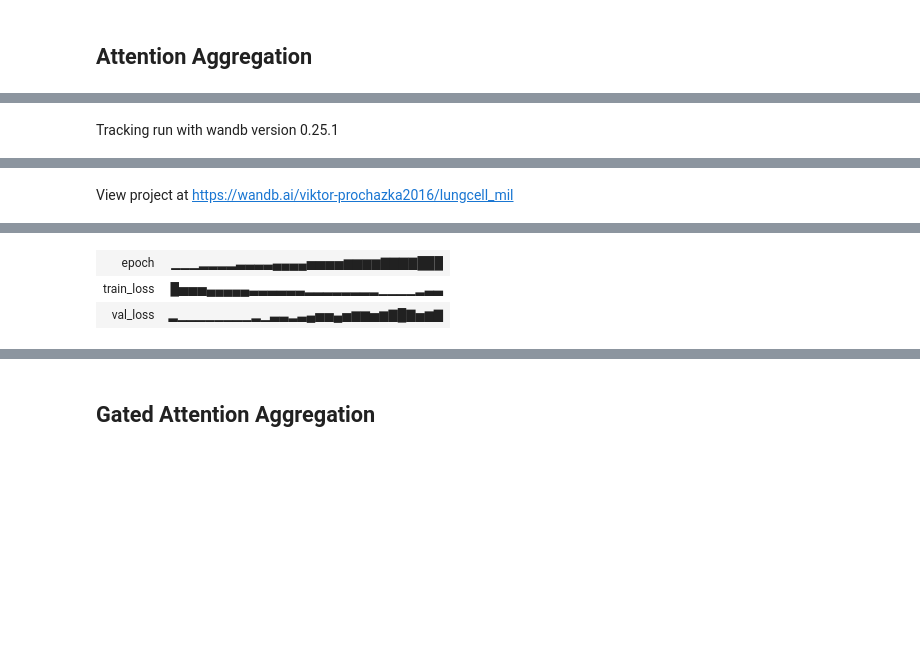
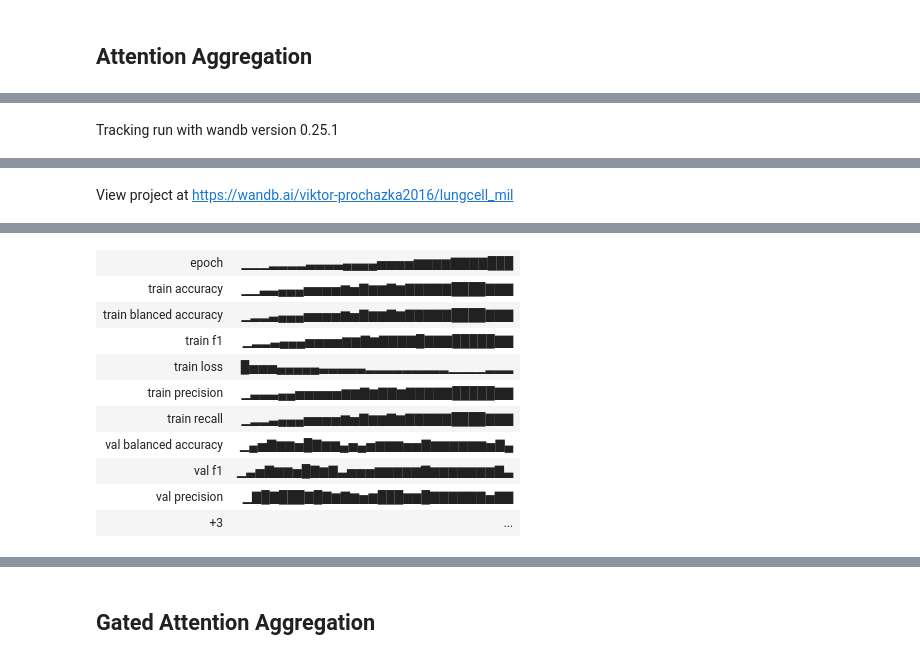
Before and after one commit to ProViktor/lungcell_mil, a Jupyter notebook: notebooks/torch_playground.ipynb, the cells around one changed output, grey strips where cells are left out. Saved outputs shown, nothing was run; the diff lists cells and outputs as text; code cells hidden in the pictures; blank space fills up the shorter version.

```diff
--- a/notebooks/torch_playground.ipynb
+++ b/notebooks/torch_playground.ipynb
@@ -44,16 +47,11 @@ test_loader = CustomLoader(test_set, batchsize=20)
 # %% [output]
 The entire datatset contains 146 bags.
 # %%
-def run_evaluation(encoder: nn.Module, aggregator: nn.Module, lr: float, decay: float, plot_title: str, path_prefix: str):
+def run_evaluation(encoder: nn.Module, aggregator: nn.Module, lr: float, decay: float, plot_title: str, path_prefix: str, run_params: dict = None):
     model = MIL_model(instance_encoder=encoder, bag_aggregator=aggregator)
-
-
     criterion = nn.BCELoss()
     optimizer = optim.Adam(model.parameters(), lr=lr, weight_decay=decay)
-
     fig, ax = plt.subplots()
-
-
     train_loss, valid_loss, best_epoch = model_run(
         model=model,
         train_loader=train_loader,
@@ -66,9 +64,9 @@ def run_evaluation(encoder: nn.Module, aggregator: nn.Module, lr: float, decay:
         plot_title=plot_title,
         sparse=use_sparse_data,
         save_weights=True,
+        run_params=run_params,
     )
-
-    path = path_prefix + f"{best_epoch}.torch"
+    path = PROJECT_ROOT / "runs" / "latest_run" / "model_weights" / (Path(path_prefix).name + f"{best_epoch}.torch")
     model = torch.load(path, weights_only=False)
     print(model.get_details())
     evaluate_accuracy(model=model, dataset=test_set, bag_key = BAG_KEY, mode = 'Test')
@@ -194,49 +213,49 @@ Run summary:
 # %% [markdown]
 ## Attention Aggregation
 # %%
-run_params={}
+if use_sparse_data:
+    run_params = RunParams(
+        aggregator="AttentionAggregation",
+        encoding_size=10,
+        attention_hidden_size=10,
+        hidden_size=10,
+        n_hidden=3,
+        seed=2023,
+        lr=10**-3,
+        decay=10**-2,
+        sparse=use_sparse_data,
+        num_epochs=NUM_EPOCHS
+    )
+else:
+    run_params = RunParams(
+        aggregator="AttentionAggregation",
+        encoding_size=40,
+        attention_hidden_size=10,
+        hidden_size=40,
+        n_hidden=3,
+        seed=42,
+        lr=10**-2,
+        decay=10**-2,
+        sparse=use_sparse_data,
+        num_epochs=NUM_EPOCHS
+    )
 
-if use_sparse_data:
-    run_params={
-        "aggregator": "AttentionAggregation",
-        "encoding_size": 10,
-        "attention_hidden_size": 10,
-        "hidden_size": 10,
-        "n_hidden": 3,
-        "seed": 2023,
-        "lr": 10**-3,
-        "decay": 10**-2,
-    }
-
-
-else:
-    run_params={
-        "aggregator": "AttentionAggregation",
-        "encoding_size": 40,
-        "attention_hidden_size": 10,
-        "hidden_size": 40,
-        "n_hidden": 3,
-        "seed": 42,
-        "lr": 10**-2,
-        "decay": 10**-2,
-    }
-
-set_seed(run_params["seed"])
-
+set_seed(run_params.seed)
 encoder = MLP_encoder(
-    n_hidden=run_params["n_hidden"],
-    hidden_size=run_params["hidden_size"],
-    output_size=run_params["encoding_size"],
+    n_hidden=run_params.n_hidden,
+    hidden_size=run_params.hidden_size,
+    output_size=run_params.encoding_size,
     input_size=INPUT_SIZE
 )
-aggregator = getattr(models, run_params["aggregator"])(encoding_size=run_params["encoding_size"], attention_hidden_size=run_params["attention_hidden_size"])
+aggregator = getattr(models, run_params.aggregator)(encoding_size=run_params.encoding_size, attention_hidden_size=run_params.attention_hidden_size)
 run_evaluation(
     encoder,
     aggregator,
-    run_params["lr"],
-    run_params["decay"],
+    run_params.lr,
+    run_params.decay,
     plot_title="Training of MIL Classifier with Attention Aggregation",
-    path_prefix=str(PROJECT_ROOT / "data/attention_aggregation_models/epoch_")
+    run_params=run_params.model_dump(),
+    path_prefix=str(PROJECT_ROOT / "data/torch_playground_attentionaggregation_models/epoch_")
 )
 # %% [output]
 [interactive output not drawn]
@@ -251,3 +271,11 @@ Run history:
 | epoch | ▁▁▁▂▂▂▂▃▃▃▃▄▄▄▄▅▅▅▅▆▆▆▆▇▇▇▇███ |
-| train_loss | █▅▅▅▄▄▄▄▄▃▃▃▃▃▃▂▂▂▂▂▂▂▂▁▁▁▁▂▃▃ |
-| val_loss | ▂▁▁▁▁▁▁▁▁▂▁▃▃▂▃▄▅▅▄▅▆▆▅▆▇█▇▅▆▇ |
+| train accuracy | ▁▁▃▃▄▄▄▅▅▅▅▆▅▇▆▆▇▆▇▇▇▇▇████▇▇▇ |
+| train blanced accuracy | ▁▂▂▃▄▄▄▅▅▅▅▆▅▇▆▆▇▆▇▇▇▇▇████▇▇▇ |
+| train f1 | ▁▂▂▃▄▄▄▅▅▅▅▆▆▇▆▇▇▇▇█▇▇▇█████▇▇ |
+| train loss | █▅▅▅▄▄▄▄▄▃▃▃▃▃▂▂▂▂▂▂▂▂▂▁▁▁▁▂▂▂ |
+| train precision | ▁▃▃▃▄▄▅▅▅▅▅▆▆▇▆▇▇▆▇▇▇▇▇█████▇▇ |
+| train recall | ▁▂▂▃▄▄▄▅▅▅▅▆▅▇▆▆▇▆▇▇▇▇▇████▇▇▇ |
+| val balanced accuracy | ▁▄▅▇▆▆▅█▇▆▆▄▅▄▅▆▆▆▅▅▇▆▆▆▆▆▆▅▇▄ |
+| val f1 | ▁▃▅▇▆▆▅█▇▆▇▃▅▅▅▆▆▆▆▆▇▆▆▆▆▆▆▆▇▃ |
+| val precision | ▁▇█▇███▇█▇▆▇▆▅▆███▆▆█▇▇▇▇▇▇▅▇▇ |
+| +3 | ... |
```
Also changed, not shown: parts of 5 cells of this notebook, 5 other files.
